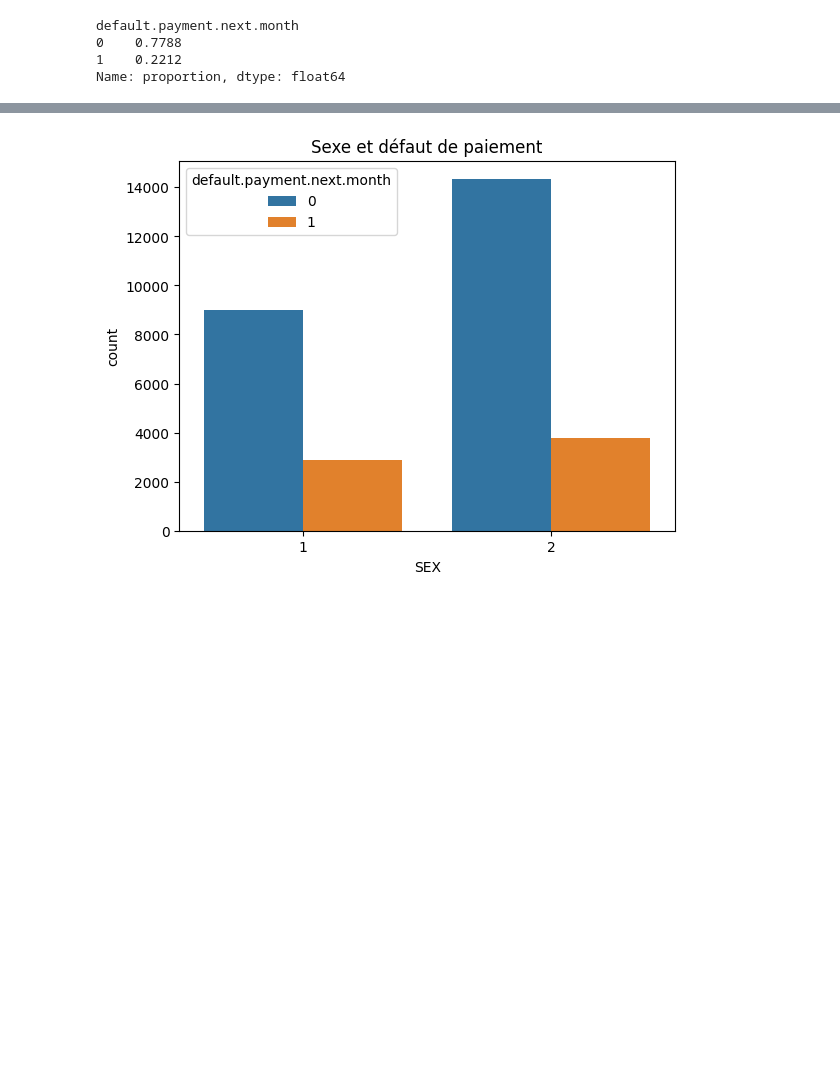
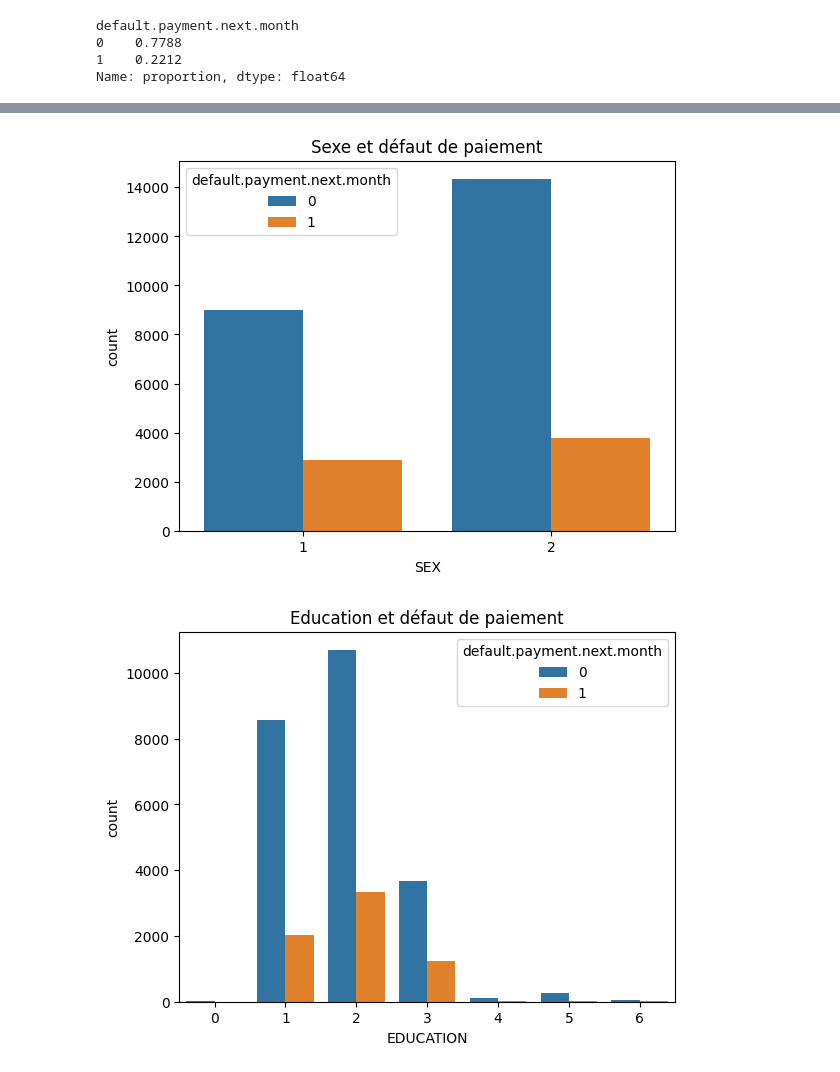
Before and after one commit to AymanBj99/Solvabilit-Client, a Jupyter notebook: notebooks/EDA.ipynb, the cells around one changed output, grey strips where cells are left out. Drawn from its saved outputs; the diff is of its cells as text; code cells hidden in the pictures; blank space fills up the shorter version.

Commit message:
education vs default payment

```diff
--- a/notebooks/EDA.ipynb
+++ b/notebooks/EDA.ipynb
@@ -124,16 +124,22 @@ np.int64(0)
 # %%
 import seaborn as sns
 import matplotlib.pyplot as plt
 
 # Distribution de l'âge
 sns.histplot(dt['AGE'], bins=30, kde=True)
 plt.title("Distribution de l'âge")
 plt.show()
 
 # Sexe vs défaut de paiement
 sns.countplot(x='SEX', hue='default.payment.next.month', data=dt)
 plt.title("Sexe et défaut de paiement")
 plt.show()
+
+#Education vs défaut de paiement
+sns.countplot(x='EDUCATION', hue="default.payment.next.month", data=dt)
+plt.title("Education et défaut de paiement")
+plt.show()
 # %% [output]
 [figure]
 [figure]
+[figure, added]
```
Also changed, not shown: parts of 1 cell of this notebook.
